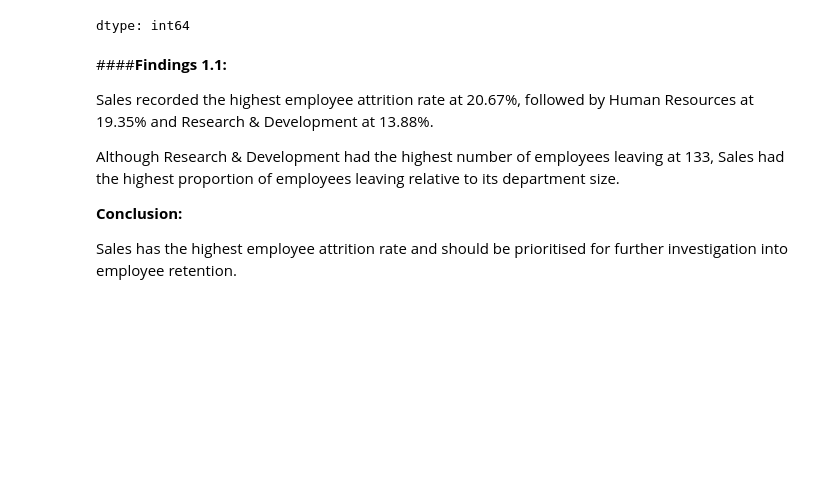
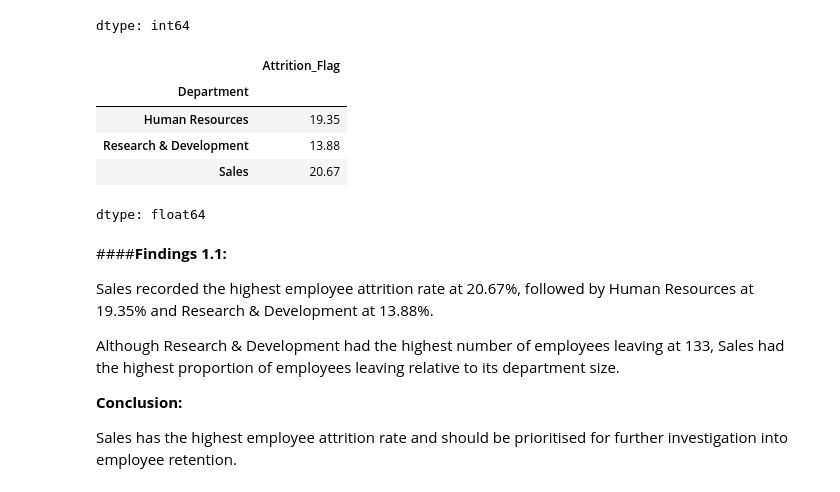
Before and after one commit to Jamieho1602/IBM-HR-Analytics-Overview, a Jupyter notebook: IBM_HR_Analytics.ipynb, the cells around one changed output. Saved outputs shown, nothing was run; the diff lists cells and outputs as text; code cells hidden in the pictures; blank space fills up the shorter version.

```diff
--- a/IBM_HR_Analytics.ipynb
+++ b/IBM_HR_Analytics.ipynb
@@ -177,6 +177,18 @@ hr_data.groupby('Department')['Attrition'].value_counts()
 | Sales | No | 353 |
 |  | Yes | 92 |
 dtype: int64
+# %%
+# Research Question 1.1
+# Calculate attrition rate by department
+
+(hr_data.groupby('Department')['Attrition_Flag'].mean() * 100).round(2)
+# %% [output]
+|  | Attrition_Flag |
+| Department |  |
+| Human Resources | 19.35 |
+| Research & Development | 13.88 |
+| Sales | 20.67 |
+dtype: float64
 # %% [markdown]
 ####**Findings 1.1:**
 
```
Also changed, not shown: parts of 10 cells of this notebook.
